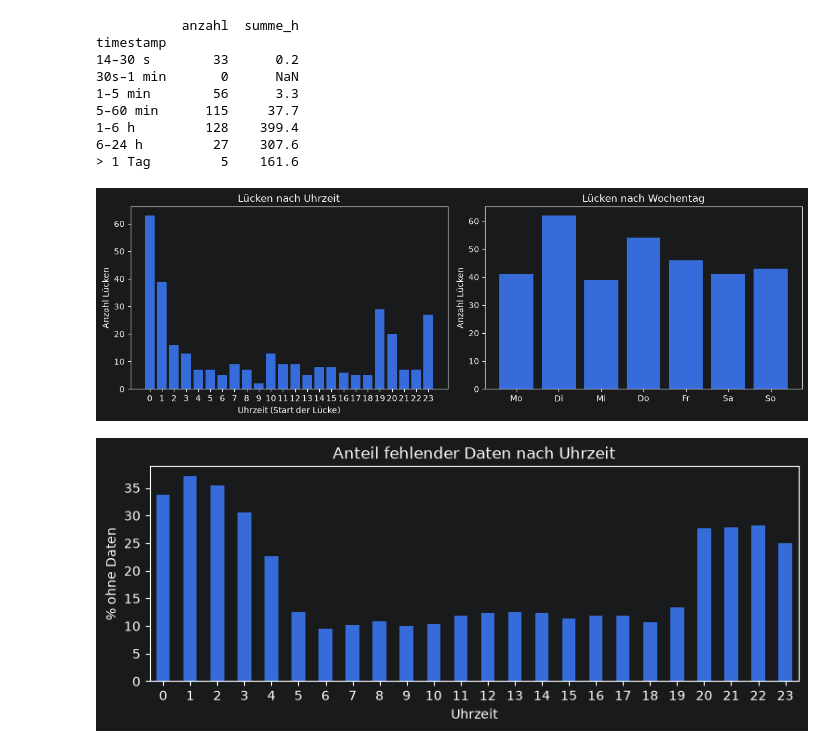
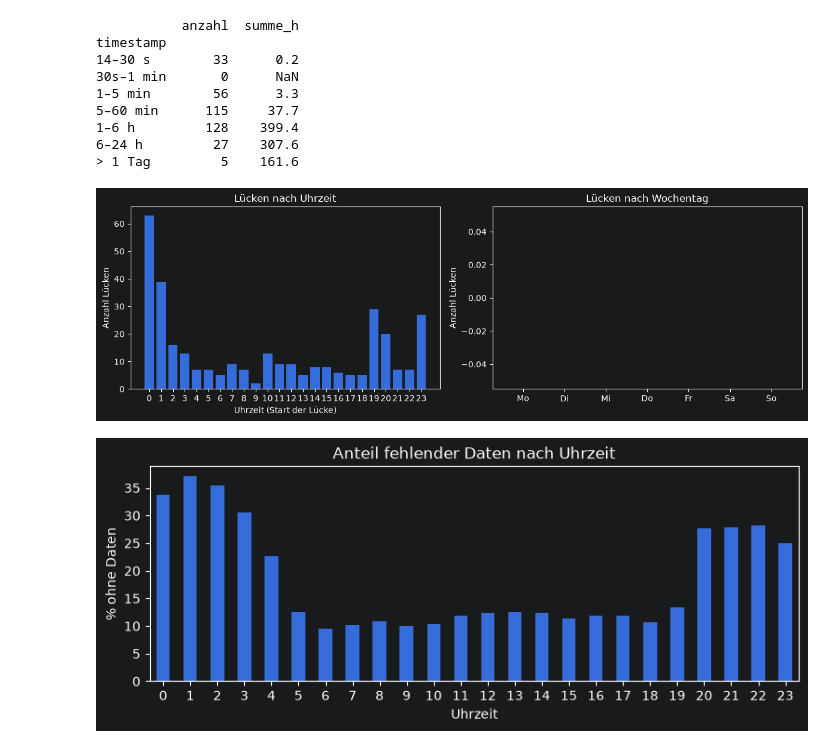
Before and after one commit to ngatran283/anomaly_air_leakage, a Jupyter notebook: notebooks/01. EDA.ipynb, the cells around one changed output. Drawn from its saved outputs; the diff is of its cells as text; code cells hidden in the pictures.

```diff
--- a/notebooks/01. EDA.ipynb
+++ b/notebooks/01. EDA.ipynb
@@ -123,28 +125,28 @@ timestamp
 # %%
 import matplotlib.pyplot as plt
 
 klein = big[big < pd.Timedelta("1D")]
 start = klein.index - klein.values
 
 by_hour = pd.Series(start.hour).value_counts().reindex(range(24), fill_value=0)
-by_day = pd.Series(start.day_name()).value_counts().reindex(thu_tu, fill_value=0)
+by_day = pd.Series(start.day_name()).value_counts().reindex(["Mo","Di","Mi","Do","Fr","Sa","So"], fill_value=0)
 
 fig, ax = plt.subplots(1, 2, figsize=(12, 4))
 
 ax[0].bar(by_hour.index, by_hour.values)
 ax[0].set_xticks(range(24))
 ax[0].set_xlabel("Uhrzeit (Start der Lücke)")
 ax[0].set_ylabel("Anzahl Lücken")
 ax[0].set_title("Lücken nach Uhrzeit")
 
 ax[1].bar(["Mo","Di","Mi","Do","Fr","Sa","So"], by_day.values)
 ax[1].set_ylabel("Anzahl Lücken")
 ax[1].set_title("Lücken nach Wochentag")
 
 plt.tight_layout()
 plt.show()
 # %% [output]
-[figure, old version]
+[figure, new version]
 # %%
 voll = df.resample("10s").size()
 fehlt = (voll == 0)
```
Also changed, not shown: parts of 8 cells of this notebook, 6 other files.
